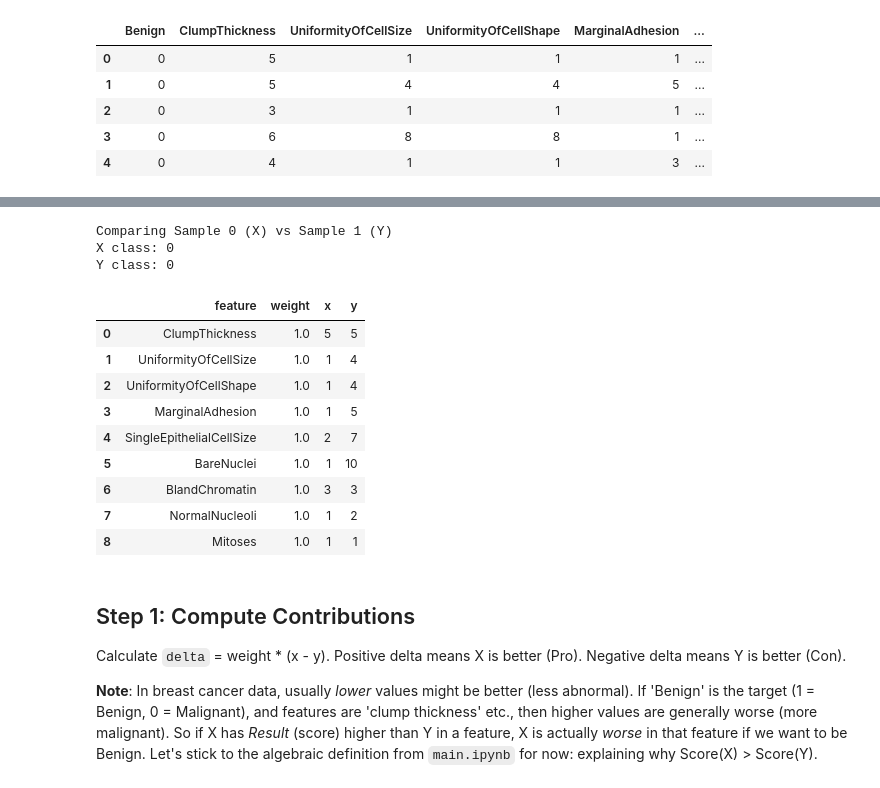
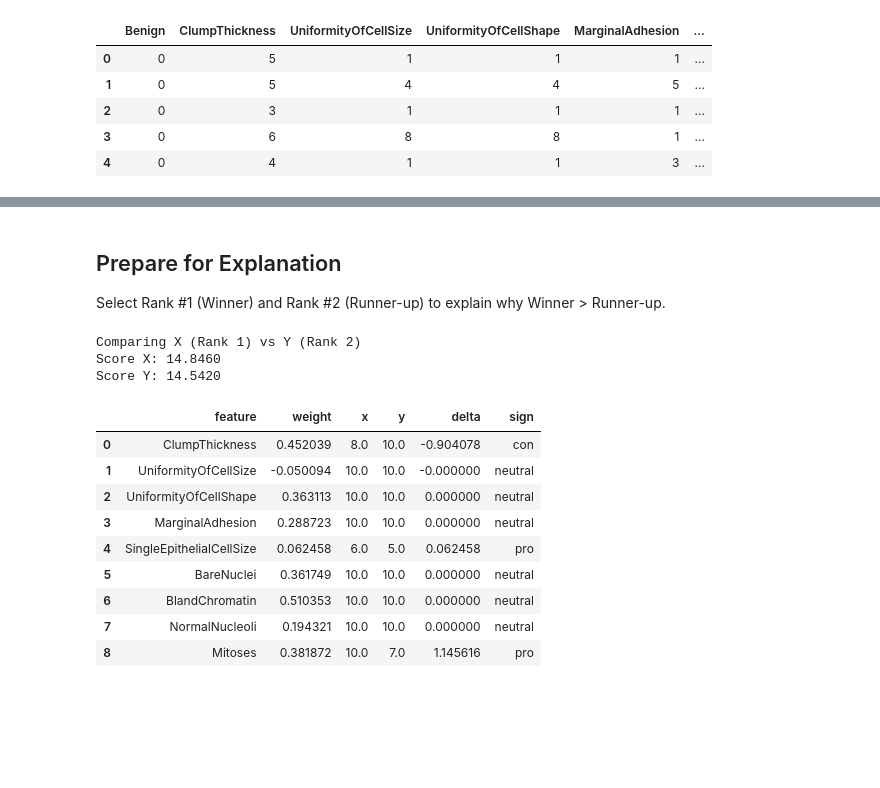
Before and after one commit to britofelipe/projet-sdp, a Jupyter notebook: breast_cancer.ipynb, the cells around one changed output, grey strips where cells are left out. Drawn from its saved outputs; the diff is of its cells as text; code cells hidden in the pictures; blank space fills up the shorter version.

Commit message:
Adding linear regression to breast cancer model

```diff
--- a/breast_cancer.ipynb
+++ b/breast_cancer.ipynb
@@ -24,0 +68,9 @@ For this example, let's pick row 0 as X and row 1 as Y.
+# %%
+breast_cancer["Score"] = clf.decision_function(X)
+ranked_df = breast_cancer.sort_values("Score", ascending=False).reset_index(drop=True)
+
+print("Top 5 (Most likely Benign):")
+display(ranked_df.head())
+
+print("Bottom 5 (Most likely Malignant):")
+display(ranked_df.tail())
@@ -25,51 +92,40 @@ For this example, let's pick row 0 as X and row 1 as Y.
+# %% [markdown]
+## Prepare for Explanation
+
+Select Rank #1 (Winner) and Rank #2 (Runner-up) to explain why Winner > Runner-up.
 # %%
-X_idx = 0
-Y_idx = 1
+X_row = ranked_df.iloc[0]
+Y_row = ranked_df.iloc[1]
 
-x_row = breast_cancer.iloc[X_idx]
-y_row = breast_cancer.iloc[Y_idx]
+# Features map
+features = [c for c in breast_cancer.columns if c not in ["Benign", "Score"]]
 
-# Features to compare (exclude 'Benign' which is the target class)
-features = [c for c in breast_cancer.columns if c != "Benign"]
+print(f"Comparing X (Rank 1) vs Y (Rank 2)")
+print(f"Score X: {X_row['Score']:.4f}")
+print(f"Score Y: {Y_row['Score']:.4f}")
 
-# Weights: Assuming equal weights of 1 for simplicity, unless domain knowledge suggests otherwise
-weights = {f: 1.0 for f in features}
-
-print(f"Comparing Sample {X_idx} (X) vs Sample {Y_idx} (Y)")
-print("X class:", x_row["Benign"])
-print("Y class:", y_row["Benign"])
-
-# Build DataFrame for comparison
 df_scores = pd.DataFrame({
     "feature": features,
     "weight": [weights[f] for f in features],
-    "x": [x_row[f] for f in features],
-    "y": [y_row[f] for f in features]
+    "x": [X_row[f] for f in features],
+    "y": [Y_row[f] for f in features]
 })
 
-df_scores
+df_scores["delta"] = df_scores["weight"] * (df_scores["x"] - df_scores["y"])
+df_scores["sign"] = np.where(df_scores["delta"] > 0, "pro", np.where(df_scores["delta"] < 0, "con", "neutral"))
+
+display(df_scores)
 # %% [output]
-Comparing Sample 0 (X) vs Sample 1 (Y)
-X class: 0
-Y class: 0
+Comparing X (Rank 1) vs Y (Rank 2)
+Score X: 14.8460
+Score Y: 14.5420
-|  | feature | weight | x | y |
-| 0 | ClumpThickness | 1.0 | 5 | 5 |
-| 1 | UniformityOfCellSize | 1.0 | 1 | 4 |
-| 2 | UniformityOfCellShape | 1.0 | 1 | 4 |
-| 3 | MarginalAdhesion | 1.0 | 1 | 5 |
-| 4 | SingleEpithelialCellSize | 1.0 | 2 | 7 |
-| 5 | BareNuclei | 1.0 | 1 | 10 |
-| 6 | BlandChromatin | 1.0 | 3 | 3 |
-| 7 | NormalNucleoli | 1.0 | 1 | 2 |
-| 8 | Mitoses | 1.0 | 1 | 1 |
+|  | feature | weight | x | y | delta | sign |
+| 0 | ClumpThickness | 0.452039 | 8.0 | 10.0 | -0.904078 | con |
+| 1 | UniformityOfCellSize | -0.050094 | 10.0 | 10.0 | -0.000000 | neutral |
+| 2 | UniformityOfCellShape | 0.363113 | 10.0 | 10.0 | 0.000000 | neutral |
+| 3 | MarginalAdhesion | 0.288723 | 10.0 | 10.0 | 0.000000 | neutral |
+| 4 | SingleEpithelialCellSize | 0.062458 | 6.0 | 5.0 | 0.062458 | pro |
+| 5 | BareNuclei | 0.361749 | 10.0 | 10.0 | 0.000000 | neutral |
+| 6 | BlandChromatin | 0.510353 | 10.0 | 10.0 | 0.000000 | neutral |
+| 7 | NormalNucleoli | 0.194321 | 10.0 | 10.0 | 0.000000 | neutral |
+| 8 | Mitoses | 0.381872 | 10.0 | 7.0 | 1.145616 | pro |
-# %% [markdown]
-## Step 1: Compute Contributions
-
-Calculate `delta` = weight * (x - y).
-Positive delta means X is better (Pro).
-Negative delta means Y is better (Con).
-
-**Note**: In breast cancer data, usually *lower* values might be better (less abnormal).
-If 'Benign' is the target (1 = Benign, 0 = Malignant), and features are 'clump thickness' etc., then higher values are generally worse (more malignant).
-So if X has *Result* (score) higher than Y in a feature, X is actually *worse* in that feature if we want to be Benign.
-Let's stick to the algebraic definition from `main.ipynb` for now: explaining why Score(X) > Score(Y).
```
Also changed, not shown: parts of 14 cells of this notebook, 1 other file.
